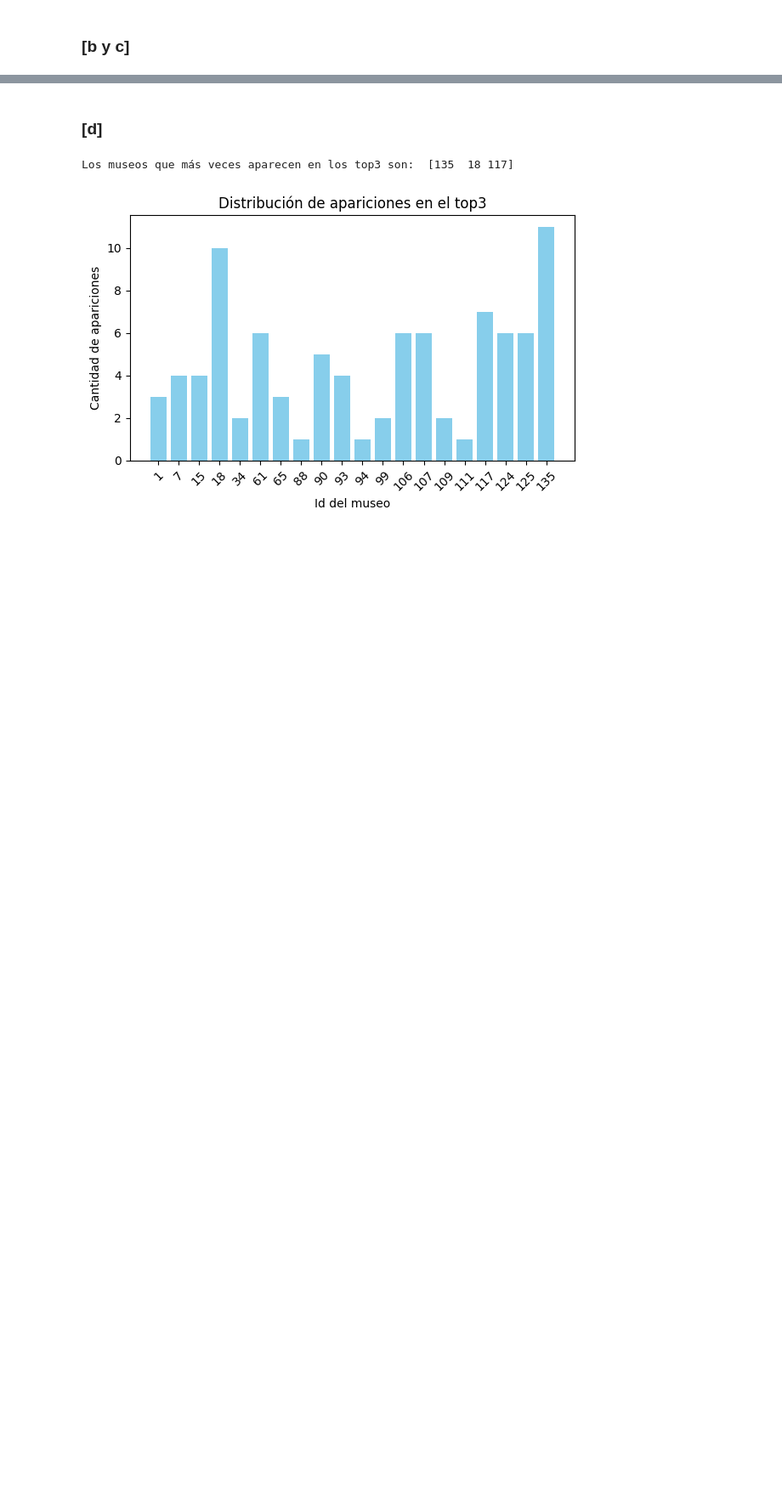
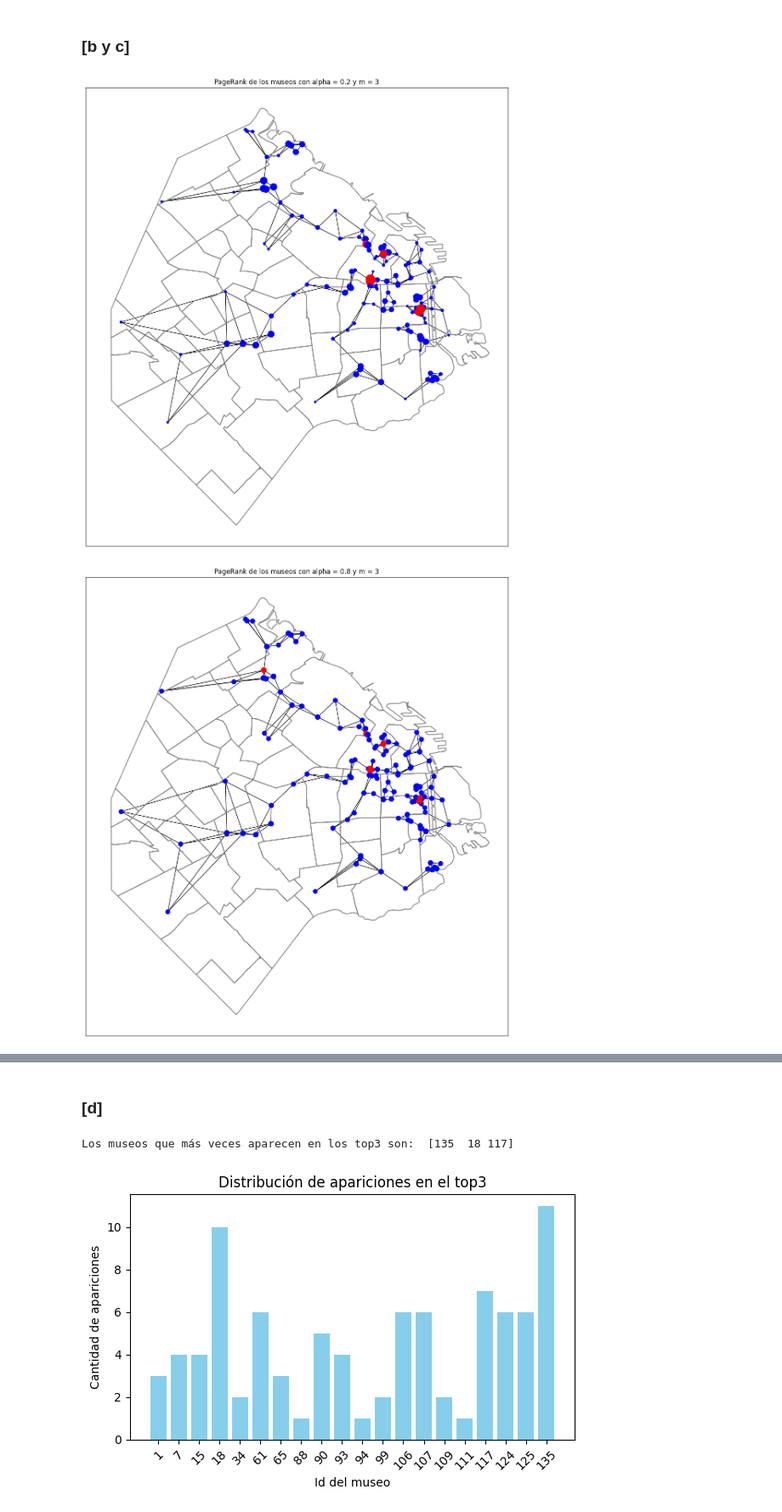
Before and after one commit to pedrofuentes79/ALC-tp1, a Jupyter notebook: tp1/TP1_template.ipynb, the cells around one changed output, grey strips where cells are left out. Shown at 85% size. Cells and saved outputs as stored; diff of their text form; code cells hidden in the pictures; blank space fills up the shorter version.

```diff
--- a/tp1/TP1_template.ipynb
+++ b/tp1/TP1_template.ipynb
@@ -244,13 +227,16 @@ puntajes de museos =  [0.00356297 0.01441101 0.0092278  0.00430571 0.00307664 0.
 # %% [markdown]
 ### [b y c]
 # %%
-M = (1,3,5,10,15,20)
+M = [3]
 Alpha = (1/5, 4/5, 1/2, 1/3, 1/7)
 TestCases = [ {'m':m, 'alpha':a} for a in Alpha for m in M ]
 Results = []
 
 ## Calcula y dibuja los resultados para cada testCase pedido
 for testCase in TestCases:
     p = buildAndCalculatePageRank(alpha=testCase['alpha'], m=testCase['m'])
     Results.append({'m':testCase['m'], 'alpha':testCase['alpha'], 'pagerank':p})
-    # plotPageRank(p, testCase['alpha'], testCase['m'])
+    plotPageRank(p, testCase['alpha'], testCase['m'])
+# %% [output]
+[figure, added]
+[figure, added]
```
Also changed, not shown: parts of 11 cells of this notebook.
